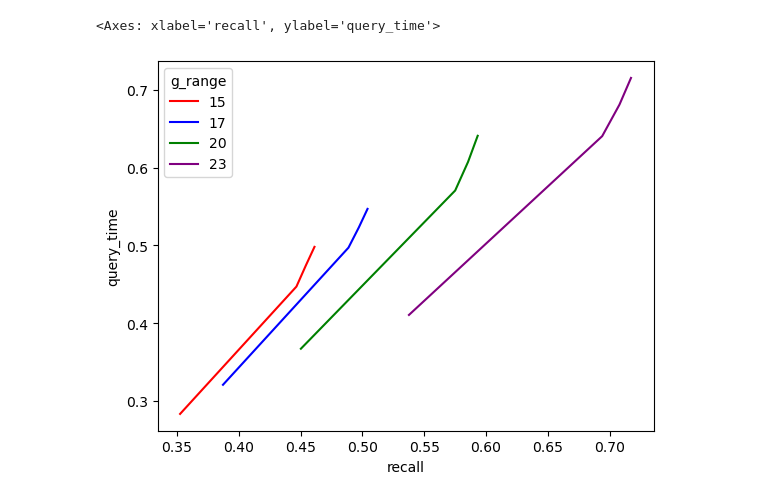
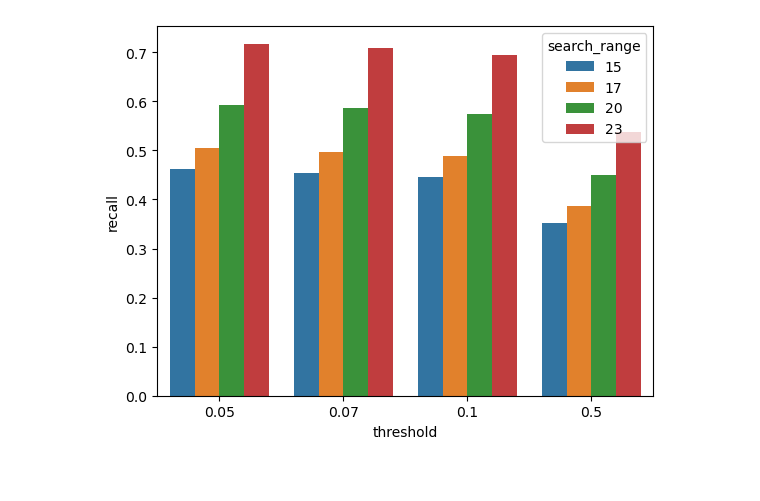
Before and after one commit to slime21023/bspli, a Jupyter notebook: plot/plot-gist-benchmark.ipynb, the cells around one changed output. Saved outputs shown, nothing was run; the diff lists cells and outputs as text; code cells hidden in the pictures.

```diff
--- a/plot/plot-gist-benchmark.ipynb
+++ b/plot/plot-gist-benchmark.ipynb
@@ -32,6 +37,8 @@ sns.lineplot(data=df.query('g_range > 13'), x="recall", y="query_time", hue="g_r
-# %%
-sns.lineplot(data=threshold_df.query('g_range > 13'), x="recall", y="query_time", hue="g_range", palette=["red", "blue", "green", "purple"])
-# %% [output]
-<Axes: xlabel='recall', ylabel='query_time'>
-[figure, removed]
+# %%
+threshold_df["search_range"] = threshold_df["g_range"]
+ax = sns.barplot(data=threshold_df.query('search_range > 13'), x="threshold", y="recall", hue="search_range")
+ax.set( ylabel='recall')
+plt.show()
+# %% [output]
+[figure, added]
 # %%
```
Also changed, not shown: parts of 6 cells of this notebook, 7 other files.
